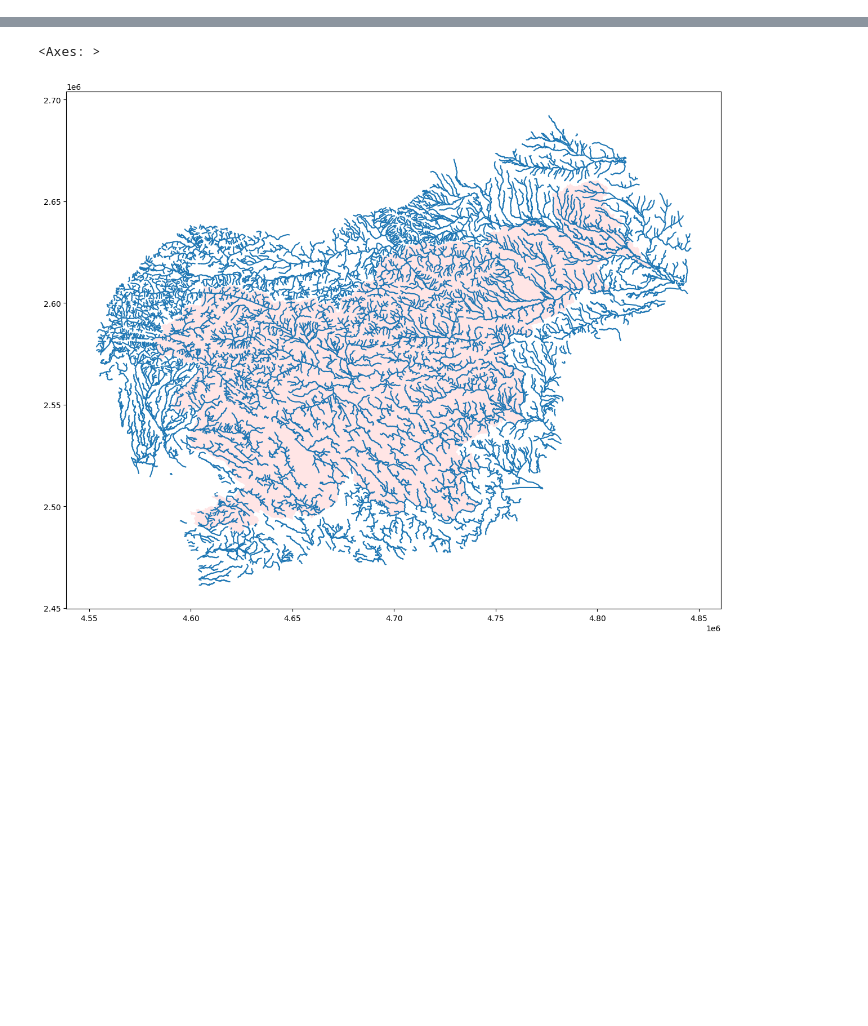
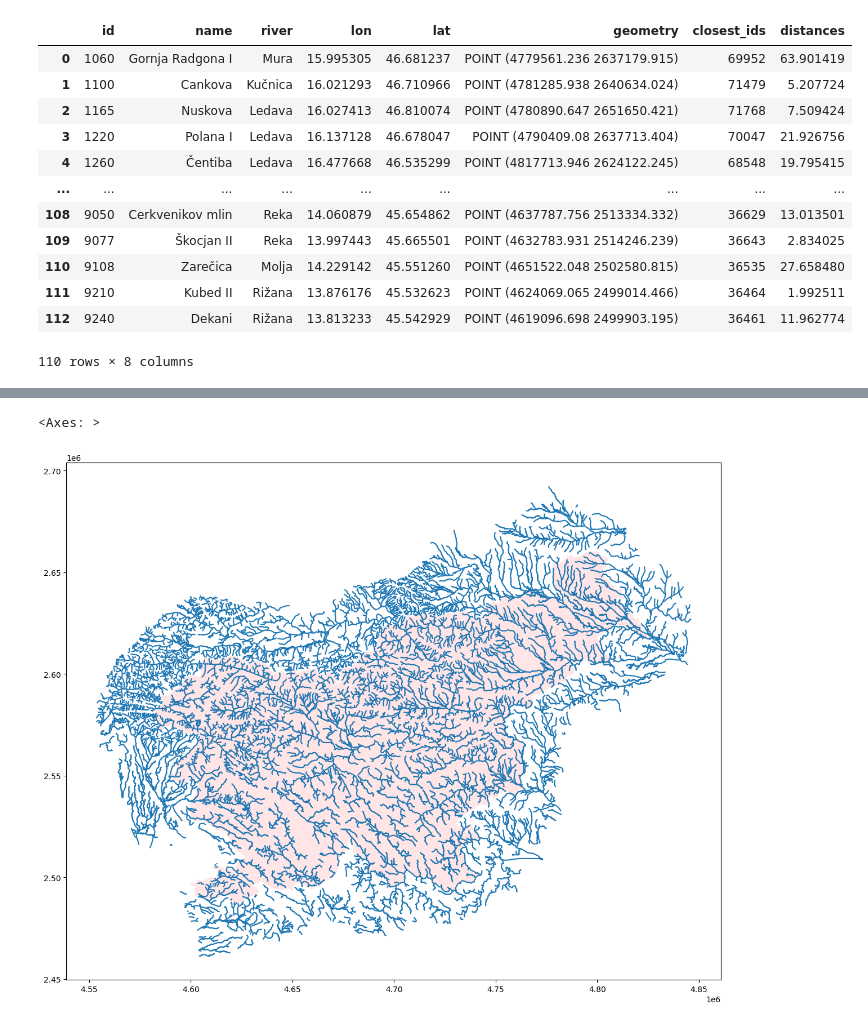
Before and after one commit to LongarMD/ijs-reke, a Jupyter notebook: data.ipynb, the cells around one changed output, grey strips where cells are left out. Saved outputs shown, nothing was run; the diff lists cells and outputs as text; code cells hidden in the pictures; blank space fills up the shorter version.

```diff
--- a/data.ipynb
+++ b/data.ipynb
@@ -184,5 +184,21 @@ slovenia.plot(ax=ax, alpha=0.1, color='red')
 
 river_stations_m.loc[12:12].plot(ax=ax, color='yellow', alpha=1)
 rivers_m.loc[66698:66698].plot(ax=ax, alpha=1)
+# %%
+river_stations_m
+# %% [output]
+|  | id | name | river | lon | lat | geometry | closest_ids | distances |
+| 0 | 1060 | Gornja Radgona I | Mura | 15.995305 | 46.681237 | POINT (4779561.236 2637179.915) | 69952 | 63.901419 |
+| 1 | 1100 | Cankova | Kučnica | 16.021293 | 46.710966 | POINT (4781285.938 2640634.024) | 71479 | 5.207724 |
+| 2 | 1165 | Nuskova | Ledava | 16.027413 | 46.810074 | POINT (4780890.647 2651650.421) | 71768 | 7.509424 |
+| 3 | 1220 | Polana I | Ledava | 16.137128 | 46.678047 | POINT (4790409.08 2637713.404) | 70047 | 21.926756 |
+| 4 | 1260 | Čentiba | Ledava | 16.477668 | 46.535299 | POINT (4817713.946 2624122.245) | 68548 | 19.795415 |
+| ... | ... | ... | ... | ... | ... | ... | ... | ... |
+| 108 | 9050 | Cerkvenikov mlin | Reka | 14.060879 | 45.654862 | POINT (4637787.756 2513334.332) | 36629 | 13.013501 |
+| 109 | 9077 | Škocjan II | Reka | 13.997443 | 45.665501 | POINT (4632783.931 2514246.239) | 36643 | 2.834025 |
+| 110 | 9108 | Zarečica | Molja | 14.229142 | 45.551260 | POINT (4651522.048 2502580.815) | 36535 | 27.658480 |
+| 111 | 9210 | Kubed II | Rižana | 13.876176 | 45.532623 | POINT (4624069.065 2499014.466) | 36464 | 1.992511 |
+| 112 | 9240 | Dekani | Rižana | 13.813233 | 45.542929 | POINT (4619096.698 2499903.195) | 36461 | 11.962774 |
+110 rows × 8 columns
 # %%
 closest_river_section_ids = river_stations_m['closest_ids'].tolist()
```
Also changed, not shown: parts of 7 cells of this notebook.
